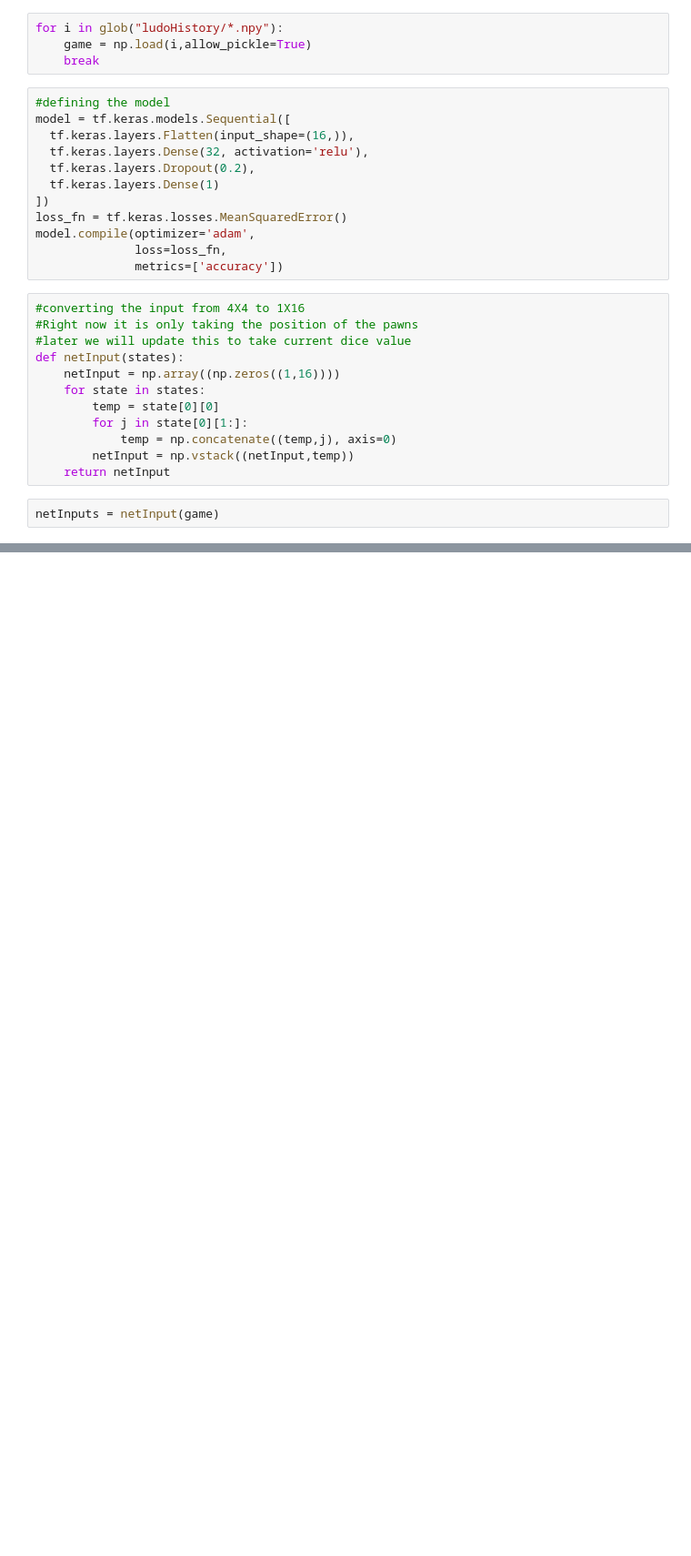
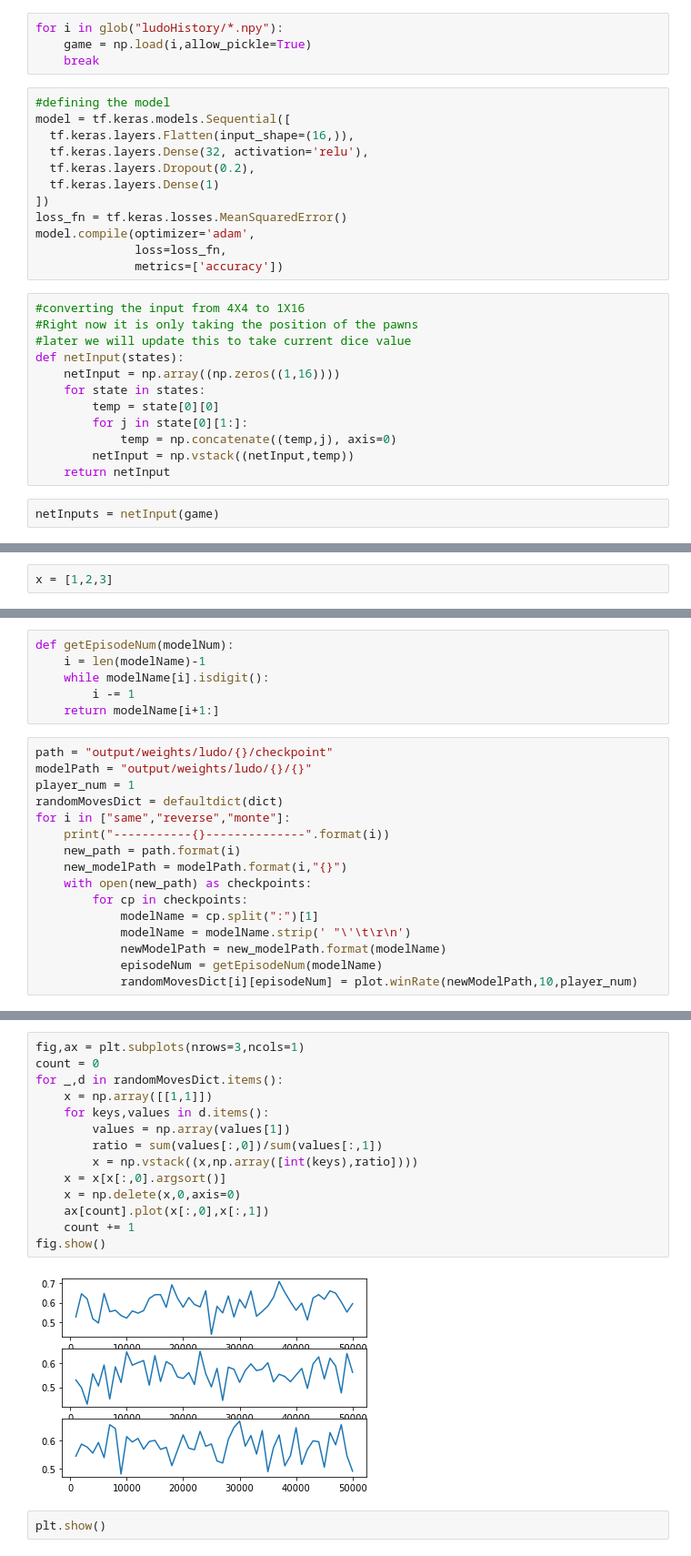
Before and after one commit to j13s/cse8673-project, a Jupyter notebook: UnitWorkingExample.ipynb, the cells around one changed output, grey strips where cells are left out. Shown at 91% size. Cells and saved outputs as stored; diff of their text form; blank space fills up the shorter version.

Commit message:
results for random

```diff
--- a/UnitWorkingExample.ipynb
+++ b/UnitWorkingExample.ipynb
@@ -70,0 +56,2 @@ Train on 5 samples
+# %%
+x = [1,2,3]
@@ -70,0 +67,22 @@ Train on 5 samples
+# %%
+def getEpisodeNum(modelNum):
+    i = len(modelName)-1
+    while modelName[i].isdigit():
+        i -= 1
+    return modelName[i+1:]
+# %%
+path = "output/weights/ludo/{}/checkpoint"
+modelPath = "output/weights/ludo/{}/{}"
+player_num = 1
+randomMovesDict = defaultdict(dict)
+for i in ["same","reverse","monte"]:
+    print("-----------{}--------------".format(i))
+    new_path = path.format(i)
+    new_modelPath = modelPath.format(i,"{}")
+    with open(new_path) as checkpoints:
+        for cp in checkpoints:
+            modelName = cp.split(":")[1]
+            modelName = modelName.strip(' "\'\t\r\n')
+            newModelPath = new_modelPath.format(modelName)
+            episodeNum = getEpisodeNum(modelName)
+            randomMovesDict[i][episodeNum] = plot.winRate(newModelPath,10,player_num)
@@ -70,0 +107,18 @@ Train on 5 samples
+# %%
+fig,ax = plt.subplots(nrows=3,ncols=1)
+count = 0
+for _,d in randomMovesDict.items():
+    x = np.array([[1,1]])
+    for keys,values in d.items():
+        values = np.array(values[1])
+        ratio = sum(values[:,0])/sum(values[:,1])
+        x = np.vstack((x,np.array([int(keys),ratio])))
+    x = x[x[:,0].argsort()]
+    x = np.delete(x,0,axis=0)
+    ax[count].plot(x[:,0],x[:,1])
+    count += 1
+fig.show()
+# %% [output]
+[figure, added]
+# %%
+plt.show()
```
Also changed, not shown: parts of 9 cells of this notebook.
